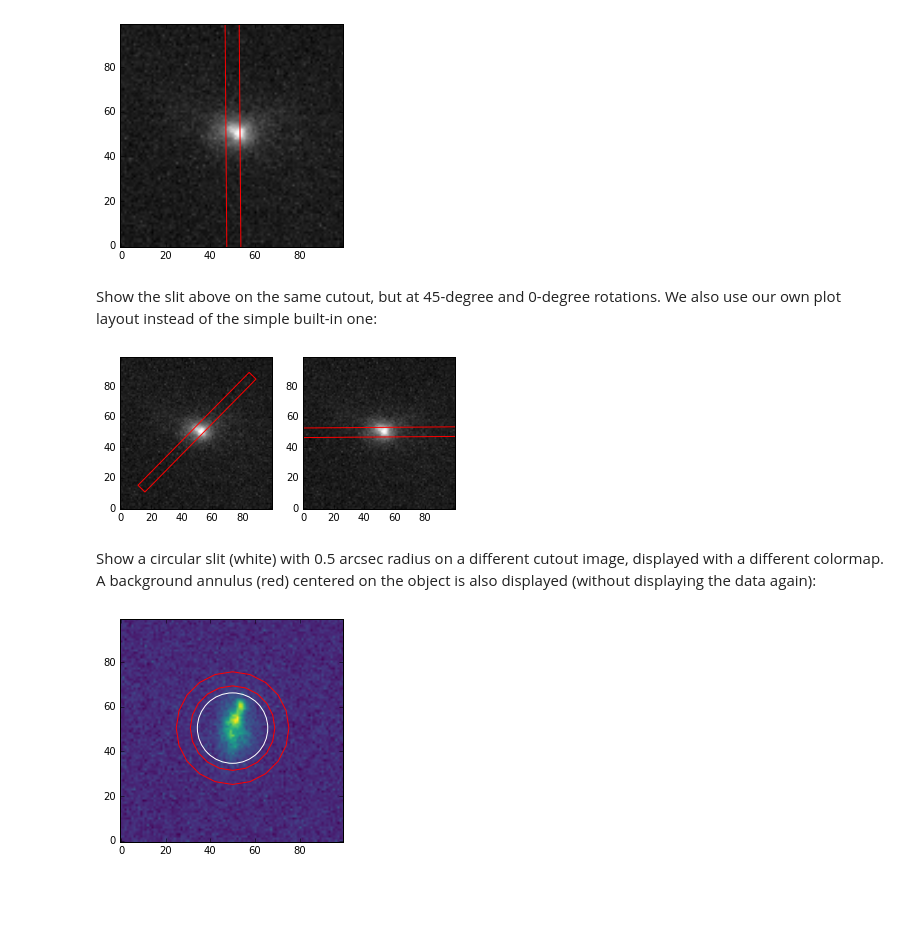
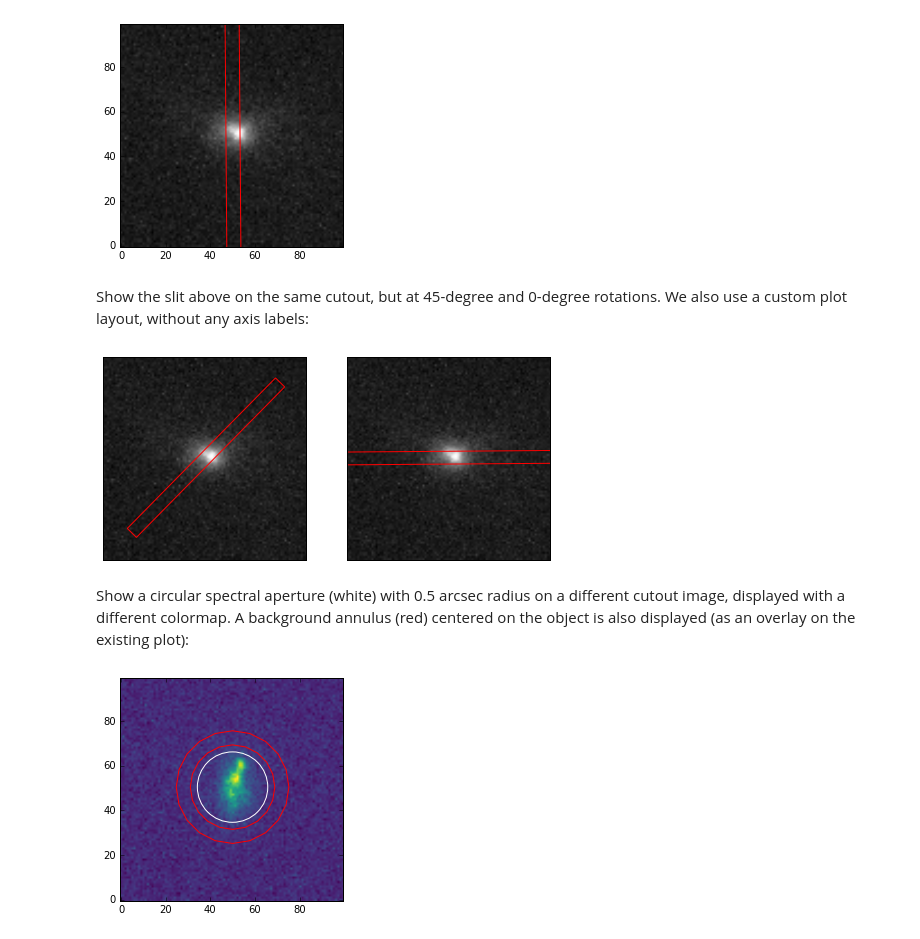
Before and after one commit to spacetelescope/mosviz, a Jupyter notebook: docs/mosviz/notebooks/make_cutouts.ipynb, the cells around one changed output. Drawn from its saved outputs; the diff is of its cells as text; code cells hidden in the pictures; blank space fills up the shorter version.

```diff
--- a/docs/mosviz/notebooks/make_cutouts.ipynb
+++ b/docs/mosviz/notebooks/make_cutouts.ipynb
@@ -74,18 +102,23 @@ show_cutout_with_slit(hdr, data=data, color='red')
 # %% [output]
 [figure]
 # %% [markdown]
-Show the slit above on the same cutout, but at 45-degree and 0-degree rotations. We also use our own plot layout instead of the simple built-in one:
+Show the slit above on the same cutout, but at 45-degree and 0-degree rotations. We also use a custom plot layout, without any axis labels:
 # %%
-fig = plt.figure()
+fig = plt.figure(figsize=(8, 4))
 ax1 = fig.add_subplot(121)
 ax2 = fig.add_subplot(122)
 
 show_cutout_with_slit(hdr, data=data, slit_angle=45, color='red', ax=ax1)
+ax1.axes.get_xaxis().set_visible(False)
+ax1.axes.get_yaxis().set_visible(False)
+
 show_cutout_with_slit(hdr, data=data, slit_angle=0, color='red', ax=ax2)
+ax2.axes.get_xaxis().set_visible(False)
+ax2.axes.get_yaxis().set_visible(False)
 # %% [output]
-[figure, old version]
+[figure, new version]
 # %% [markdown]
-Show a circular slit (white) with 0.5 arcsec radius on a different cutout image, displayed with a different colormap. A background annulus (red) centered on the object is also displayed (without displaying the data again):
+Show a circular spectral aperture (white) with 0.5 arcsec radius on a different cutout image, displayed with a different colormap. A background annulus (red) centered on the object is also displayed (as an overlay on the existing plot):
 # %%
 with fits.open('hst_wfc3ir_f160w_cutouts/MOS_1_184_053_hst_wfc3ir_f160w_cutout.fits') as pf:
     data = pf[0].data
```
Also changed, not shown: parts of 13 cells of this notebook.
